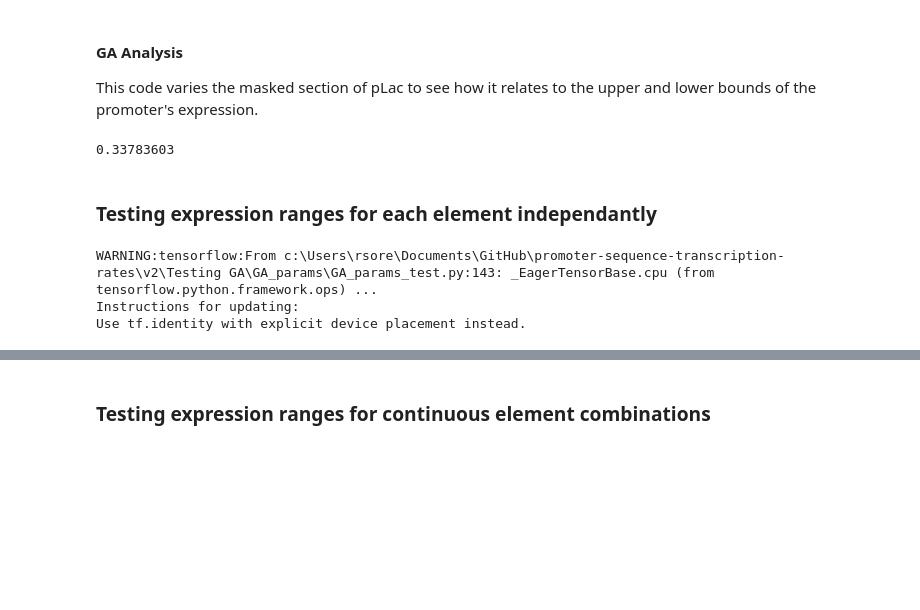
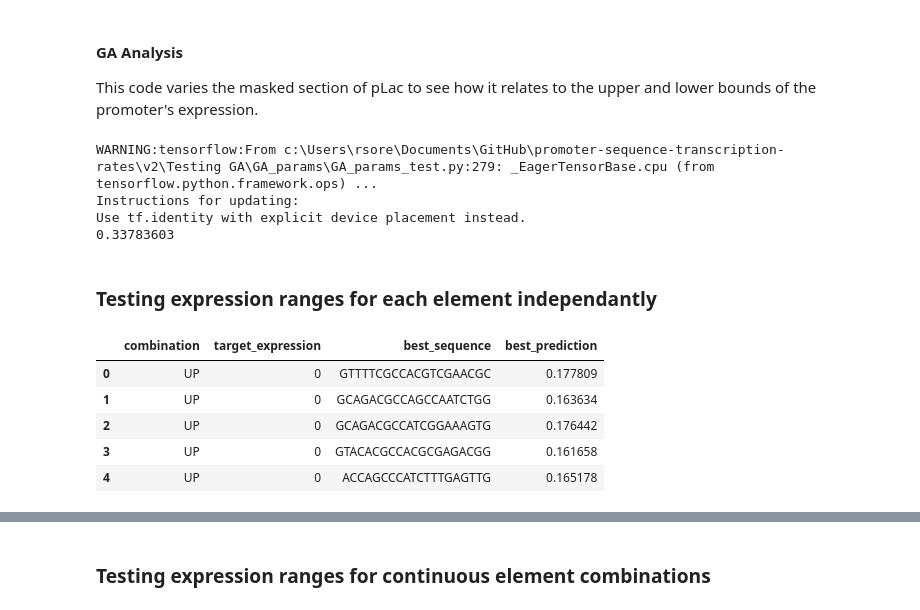
Before and after one commit to Rhys-sg/promoter-sequence-transcription-rates, a Jupyter notebook: v2/Testing GA/GA_params/5_GA_analysis.ipynb, the cells around one changed output, grey strips where cells are left out. Drawn from its saved outputs; the diff is of its cells as text; code cells hidden in the pictures; blank space fills up the shorter version.

```diff
--- a/v2/Testing GA/GA_params/5_GA_analysis.ipynb
+++ b/v2/Testing GA/GA_params/5_GA_analysis.ipynb
@@ -37,12 +40,16 @@ ga = GeneticAlgorithm(
     base_mutation_rate=0,
     target_expression=0,
     precision=precision,
-    print_progress=False,
+    verbose=0,
     seed=0,
 )
 _pLac, pLac_expr = ga.run()
+pLac_expr = pLac_expr[0]
 print(pLac_expr)
 # %% [output]
+WARNING:tensorflow:From c:\Users\rsore\Documents\GitHub\promoter-sequence-transcription-rates\v2\Testing GA\GA_params\GA_params_test.py:279: _EagerTensorBase.cpu (from tensorflow.python.framework.ops) ...
+Instructions for updating:
+Use tf.identity with explicit device placement instead.
 0.33783603
 # %% [markdown]
 ### Testing expression ranges for each element independantly
@@ -53,7 +60,7 @@ mask_combinations = [[each] for each in pLac.keys()]
 individual_results = []
 
 # Initialize tqdm progress bar
-total_iterations = len(mask_combinations) * len(target_expressions) * run_per_combination
+total_iterations = len(mask_combinations) * len(target_expressions) * lineages
 progress_bar = tqdm(total=total_iterations, desc="Processing Combinations")
 
 start_time = time.time()
@@ -66,22 +73,21 @@ for combination in mask_combinations:
 
     # Run the GA with the masked sequence for high and low expression
     for target_expression in target_expressions:
-        for run_id in range(run_per_combination):
-            ga = GeneticAlgorithm(
-                cnn_model_path=cnn_model_path,
-                masked_sequence=masked_sequence,
-                target_expression=target_expression,
-                precision=precision,
-                print_progress=False,
-                seed=run_id,
-            )
-            best_sequence, best_prediction = ga.run()
+        ga = GeneticAlgorithm(
+            cnn_model_path=cnn_model_path,
+            masked_sequence=masked_sequence,
+            target_expression=target_expression,
+            precision=precision,
+            verbose=0,
+            seed=seed,
+        )
+        best_sequences, best_predictions = ga.run(lineages)
 
+        for best_sequence, best_prediction in zip(best_sequences, best_predictions):
             # Save the individual_results in a dictionary
             individual_results.append({
                 'combination': '_'.join(combination),
                 'target_expression': target_expression,
-                'run_id': run_id,
                 'best_sequence': best_sequence,
                 'best_prediction': best_prediction,
             })
@@ -94,14 +100,20 @@ for combination in mask_combinations:
                 "ETA": f"{(elapsed_time / progress_bar.n) * (total_iterations - progress_bar.n):.2f}s"
             })
 
+
 # Close progress bar
 progress_bar.close()
 
 # Save the individual_results in a dataframe
 individual_results_df = pd.DataFrame(individual_results)
-# %% [output]
-WARNING:tensorflow:From c:\Users\rsore\Documents\GitHub\promoter-sequence-transcription-rates\v2\Testing GA\GA_params\GA_params_test.py:143: _EagerTensorBase.cpu (from tensorflow.python.framework.ops) ...
-Instructions for updating:
-Use tf.identity with explicit device placement instead.
+# %%
+individual_results_df.head()
+# %% [output]
+|  | combination | target_expression | best_sequence | best_prediction |
+| 0 | UP | 0 | GTTTTCGCCACGTCGAACGC | 0.177809 |
+| 1 | UP | 0 | GCAGACGCCAGCCAATCTGG | 0.163634 |
+| 2 | UP | 0 | GCAGACGCCATCGGAAAGTG | 0.176442 |
+| 3 | UP | 0 | GTACACGCCACGCGAGACGG | 0.161658 |
+| 4 | UP | 0 | ACCAGCCCATCTTTGAGTTG | 0.165178 |
 # %%
 individual_results_df.to_csv('individual_results.csv', index=False)
```
Also changed, not shown: parts of 14 cells of this notebook, 5 other files.
